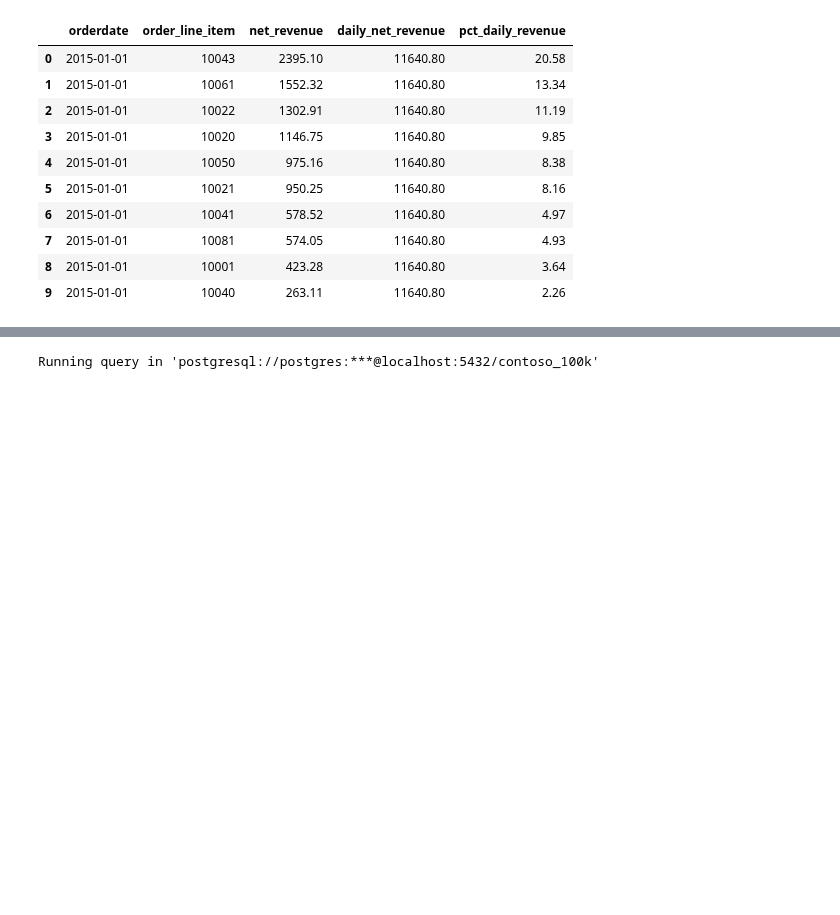
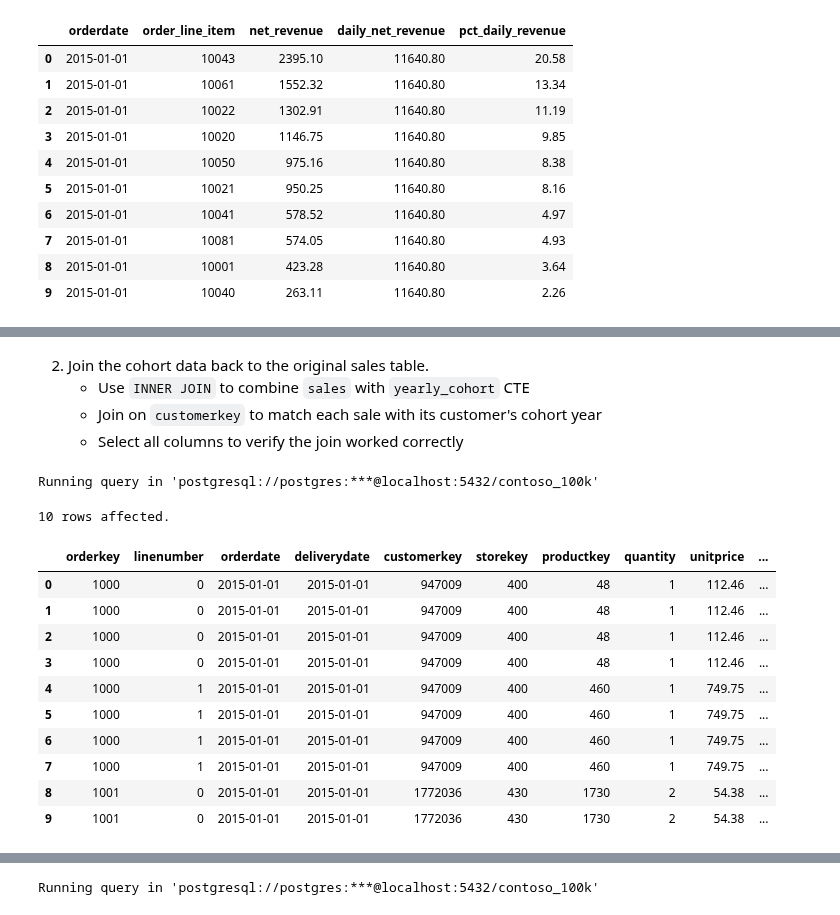
Before and after one commit to mgamzec/SQL_Data_Analytics_Project, a Jupyter notebook: 3_Windows_Functions/1_Syntax.ipynb, the cells around one changed output, grey strips where cells are left out. Saved outputs shown, nothing was run; the diff lists cells and outputs as text; code cells hidden in the pictures; blank space fills up the shorter version.

```diff
--- a/3_Windows_Functions/1_Syntax.ipynb
+++ b/3_Windows_Functions/1_Syntax.ipynb
@@ -416,0 +505,32 @@ Running query in 'postgresql://postgres:***@localhost:5432/contoso_100k'
+# %% [markdown]
+2. Join the cohort data back to the original sales table.
+    - Use `INNER JOIN` to combine `sales` with `yearly_cohort` CTE
+    - Join on `customerkey` to match each sale with its customer's cohort year
+    - Select all columns to verify the join worked correctly
+# %%
+%%sql
+
+WITH yearly_cohort AS (
+    SELECT
+        customerkey,
+        EXTRACT(YEAR FROM MIN(orderdate) OVER (PARTITION BY customerkey)) AS cohort_year
+    FROM sales
+)
+SELECT *
+FROM sales s
+JOIN yearly_cohort y ON s.customerkey = y.customerkey
+LIMIT 10
+# %% [output]
+Running query in 'postgresql://postgres:***@localhost:5432/contoso_100k'
+10 rows affected.
+|  | orderkey | linenumber | orderdate | deliverydate | customerkey | storekey | productkey | quantity | unitprice | ... |
+| 0 | 1000 | 0 | 2015-01-01 | 2015-01-01 | 947009 | 400 | 48 | 1 | 112.46 | ... |
+| 1 | 1000 | 0 | 2015-01-01 | 2015-01-01 | 947009 | 400 | 48 | 1 | 112.46 | ... |
+| 2 | 1000 | 0 | 2015-01-01 | 2015-01-01 | 947009 | 400 | 48 | 1 | 112.46 | ... |
+| 3 | 1000 | 0 | 2015-01-01 | 2015-01-01 | 947009 | 400 | 48 | 1 | 112.46 | ... |
+| 4 | 1000 | 1 | 2015-01-01 | 2015-01-01 | 947009 | 400 | 460 | 1 | 749.75 | ... |
+| 5 | 1000 | 1 | 2015-01-01 | 2015-01-01 | 947009 | 400 | 460 | 1 | 749.75 | ... |
+| 6 | 1000 | 1 | 2015-01-01 | 2015-01-01 | 947009 | 400 | 460 | 1 | 749.75 | ... |
+| 7 | 1000 | 1 | 2015-01-01 | 2015-01-01 | 947009 | 400 | 460 | 1 | 749.75 | ... |
+| 8 | 1001 | 0 | 2015-01-01 | 2015-01-01 | 1772036 | 430 | 1730 | 2 | 54.38 | ... |
+| 9 | 1001 | 0 | 2015-01-01 | 2015-01-01 | 1772036 | 430 | 1730 | 2 | 54.38 | ... |
```
Also changed, not shown: parts of 17 cells of this notebook, 1 other file.
